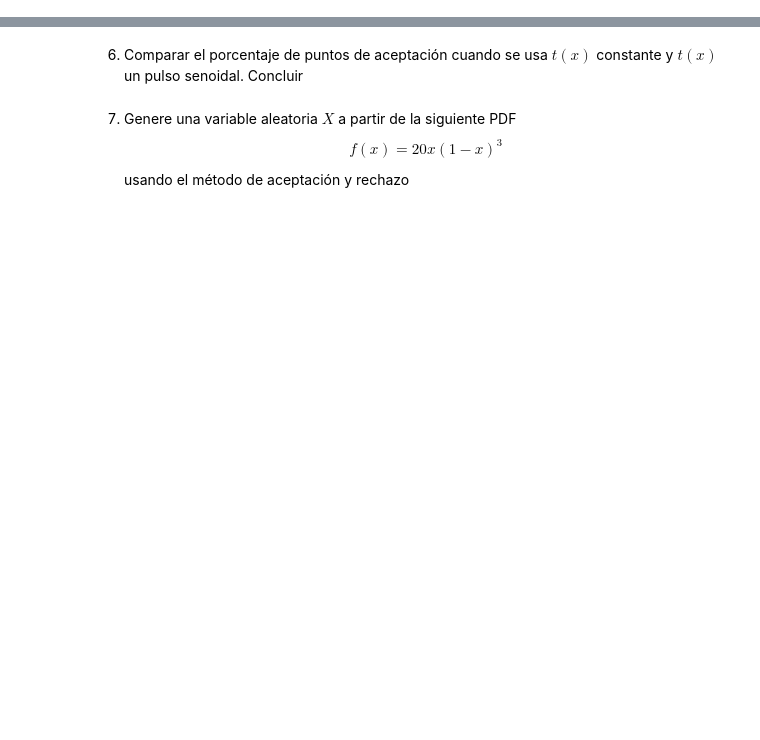
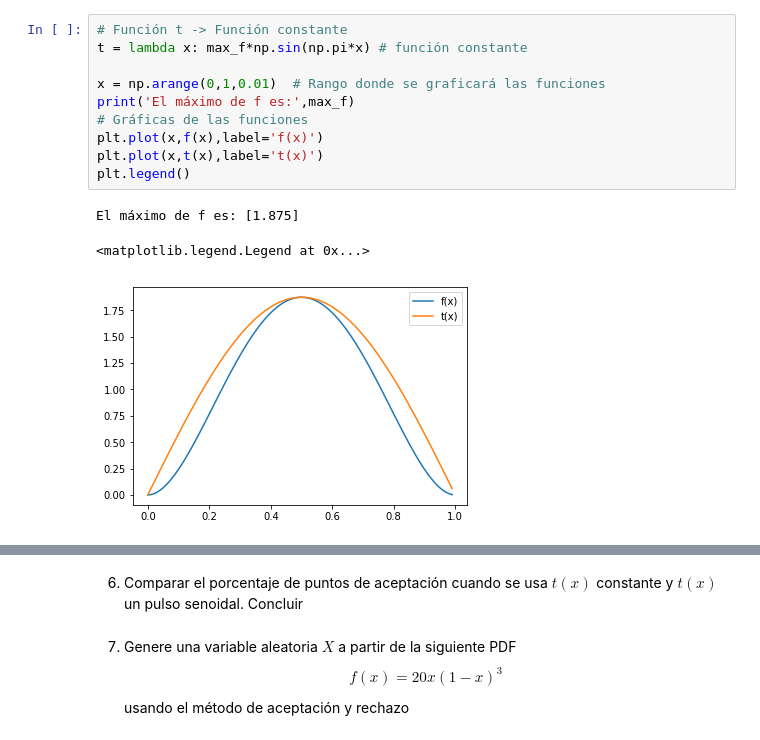
Before and after one commit to jesusalvarezc/Tarea6_MBriones_JAlvarez, a Jupyter notebook: Tarea6.ipynb, the cells around one changed output, grey strips where cells are left out. Drawn from its saved outputs; the diff is of its cells as text; blank space fills up the shorter version.

```diff
--- a/Tarea6.ipynb
+++ b/Tarea6.ipynb
@@ -28,3 +59,17 @@ import matplotlib.pyplot as plt
+# %%
+# Función t -> Función constante
+t = lambda x: max_f*np.sin(np.pi*x) # función constante
+
+x = np.arange(0,1,0.01)  # Rango donde se graficará las funciones
+print('El máximo de f es:',max_f)
+# Gráficas de las funciones
+plt.plot(x,f(x),label='f(x)')
+plt.plot(x,t(x),label='t(x)')
+plt.legend()
+# %% [output]
+El máximo de f es: [1.875]
+<matplotlib.legend.Legend at 0x...>
+[figure, added]
 # %% [markdown]
 5. Genere 500 puntos aleatorios usando el método de aceptación y rechazo y las funciones $f(x)$ y $t(x)$ para validar que todos los cálculos anteriores están correctamente realizados. El resultado debe de ser como sigue:
 ![imagen.png](attachment:imagen.png)
```
Also changed, not shown: parts of 3 cells of this notebook.
